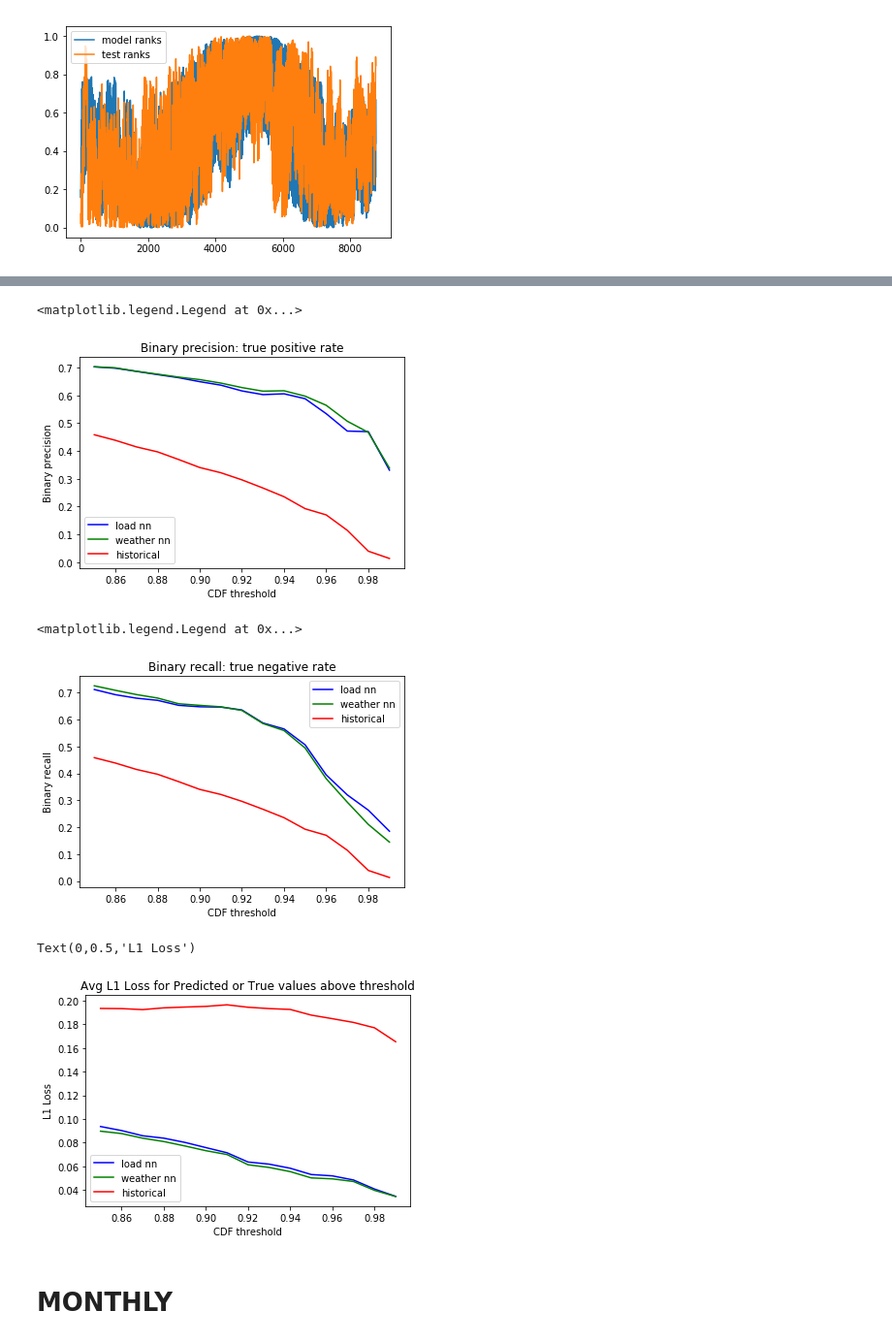
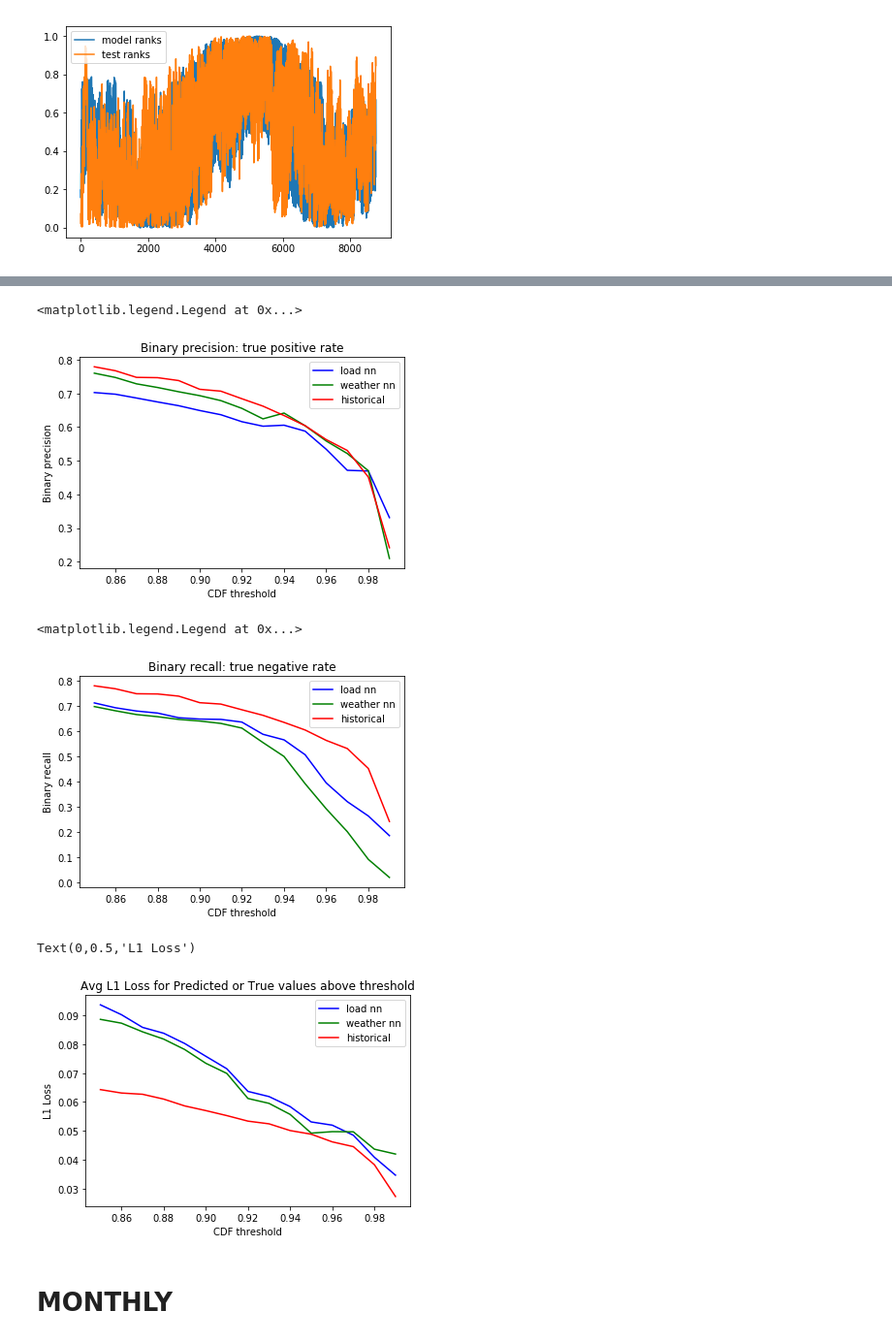
Before and after one commit to cpatdowling/peakload, a Jupyter notebook: notebooks/historical_avg_model.ipynb, the cells around one changed output, grey strips where cells are left out. Shown at 97% size. Cells and saved outputs as stored; diff of their text form; code cells hidden in the pictures.

```diff
--- a/notebooks/historical_avg_model.ipynb
+++ b/notebooks/historical_avg_model.ipynb
@@ -274,3 +274,13 @@ plt.plot(test, color="red")
 # %% [output]
 [<matplotlib.lines.Line2D at 0x...>]
 [figure]
+# %%
+power_vals = np.arange(np.min(model),np.max(model),0.5)
+empirical_cdf = []
+for p in power_vals:
+    greater = np.sum([ 1 for k in model[:,] if k >= p ])/float(model.shape[0])
+    empirical_cdf.append(1.0 - greater)
+
+#plt.plot(sorted(model))
+#plt.plot(sorted(test))
+plt.plot(power_vals, empirical_cdf)
@@ -276,0 +290,5 @@ plt.plot(test, color="red")
+# %%
+true_cdf = []
+for p in power_vals:
+    greater = np.sum([ 1 for k in test[:,] if k >= p ])/float(model.shape[0])
+    true_cdf.append(1.0 - greater)
@@ -407,7 +458,8 @@ elnout_raw_false_neg = np.nanmean(raw_false_neg, axis=0)
 # %%
 #with weather data
 path = "/home/chase/projects/peakload/data/nets/models/"
-mname = 'triple_hidden_2593.pt'
+#mname = 'triple_hidden_2593.pt'
+mname = 'triple_hidden_3120.pt'
 
 sys.path.append("/home/chase/projects/peakload/src/python/nets/triple_hidden")
 
@@ -416,7 +468,7 @@ nnmodel = torch.load(path + mname)
 random.seed(45) #fixed for all experiments, my high school football jersey number
 torch.manual_seed(45)
 
-test_data_path = "/home/chase/projects/peakload/data/ercot/weather_pairs/regional_formatted/load_features/test"
+test_data_path = "/home/chase/projects/peakload/data/ercot/weather_pairs/regional_formatted/load_features_wplus/test"
 files = os.listdir(test_data_path)
 weather_normed_test_data_pairs = []
 for f in files:
@@ -504,5 +556,5 @@ plt.legend()
 # %%
-plt.plot(thresh_losses, lnout_prec, color="blue", label="load nn")
+plt.plot(thresh_losses, elnout_prec, color="blue", label="load nn")
 plt.plot(thresh_losses, wnout_prec, color="green", label="weather nn")
 plt.plot(thresh_losses, out_prec, color="red", label = "historical")
 plt.title("Binary precision: true positive rate")
@@ -511,9 +563,9 @@ plt.ylabel("Binary precision")
 plt.legend()
 # %% [output]
 <matplotlib.legend.Legend at 0x...>
-[figure, old version]
+[figure, new version]
 # %%
-plt.plot(thresh_losses, lnout_rec, color="blue", label="load nn")
+plt.plot(thresh_losses, elnout_rec, color="blue", label="load nn")
 plt.plot(thresh_losses, wnout_rec, color="green", label="weather nn")
 plt.plot(thresh_losses, out_rec, color="red", label = "historical")
 plt.title("Binary recall: true negative rate")
@@ -522,18 +574,18 @@ plt.ylabel("Binary recall")
 plt.legend()
 # %% [output]
 <matplotlib.legend.Legend at 0x...>
-[figure, old version]
+[figure, new version]
 # %%
-plt.plot(thresh_losses, lnout_loss, color="blue", label="load nn")
+plt.plot(thresh_losses, elnout_loss, color="blue", label="load nn")
 plt.plot(thresh_losses, wnout_loss, color="green", label="weather nn")
 plt.plot(thresh_losses, out_loss, color="red", label="historical")
 plt.legend()
 plt.title("Avg L1 Loss for Predicted or True values above threshold")
 plt.xlabel("CDF threshold")
 plt.ylabel("L1 Loss")
 # %% [output]
 Text(0,0.5,'L1 Loss')
-[figure, old version]
+[figure, new version]
 # %% [markdown]
 # MONTHLY
 # %%
```
Also changed, not shown: parts of 11 cells of this notebook, 4 other files.
